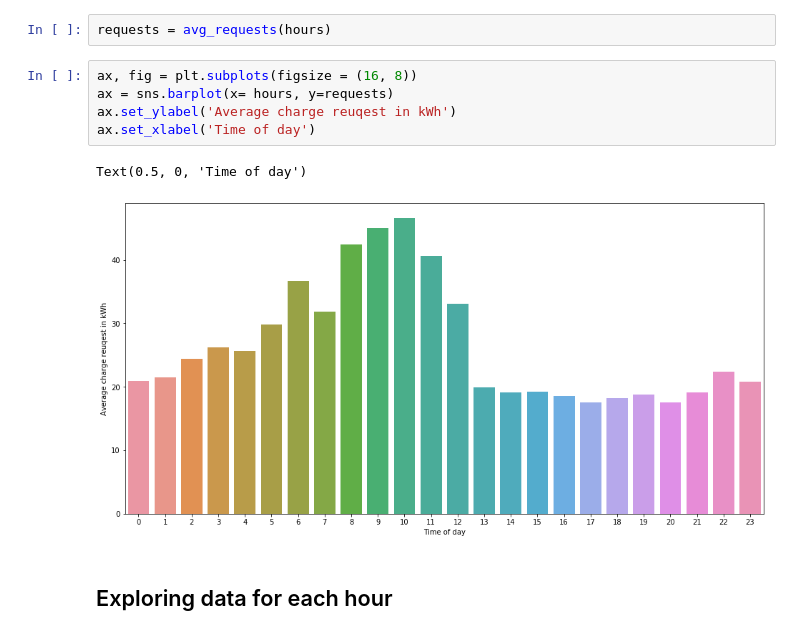
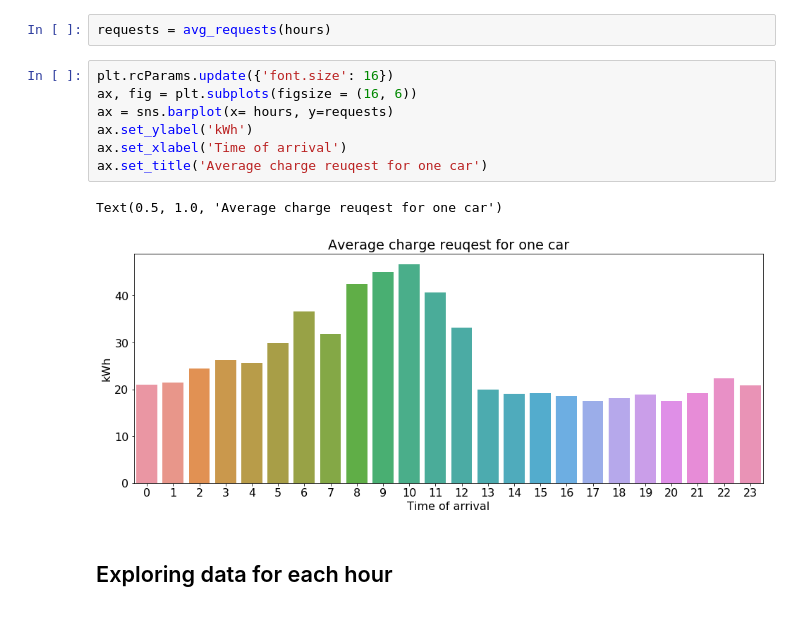
Before and after one commit to JuliaSokolova/electric-vehicle-charging, a Jupyter notebook: Charging requests by hours.ipynb, the cells around one changed output. Cells and saved outputs as stored; diff of their text form.

Commit message:
more images for readme

```diff
--- a/Charging requests by hours.ipynb
+++ b/Charging requests by hours.ipynb
@@ -101,13 +101,15 @@ def avg_requests(ls):
 # %%
 requests = avg_requests(hours)
 # %%
-ax, fig = plt.subplots(figsize = (16, 8))
+plt.rcParams.update({'font.size': 16})
+ax, fig = plt.subplots(figsize = (16, 6))
 ax = sns.barplot(x= hours, y=requests)
-ax.set_ylabel('Average charge reuqest in kWh')
-ax.set_xlabel('Time of day')
+ax.set_ylabel('kWh')
+ax.set_xlabel('Time of arrival')
+ax.set_title('Average charge reuqest for one car')
 # %% [output]
-Text(0.5, 0, 'Time of day')
+Text(0.5, 1.0, 'Average charge reuqest for one car')
-[figure, old version]
+[figure, new version]
 # %% [markdown]
 ## Exploring data for each hour
 # %%
```
Also changed, not shown: 2 other files.
